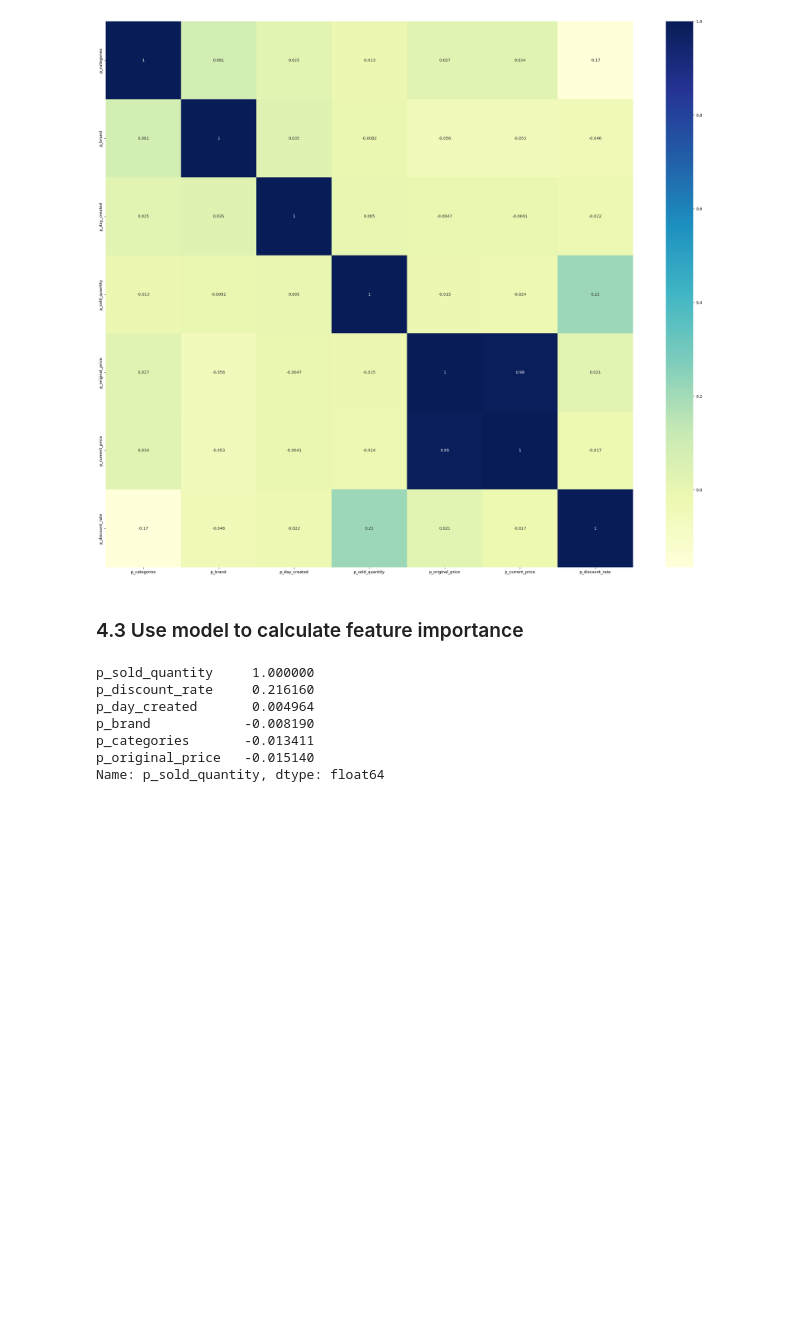
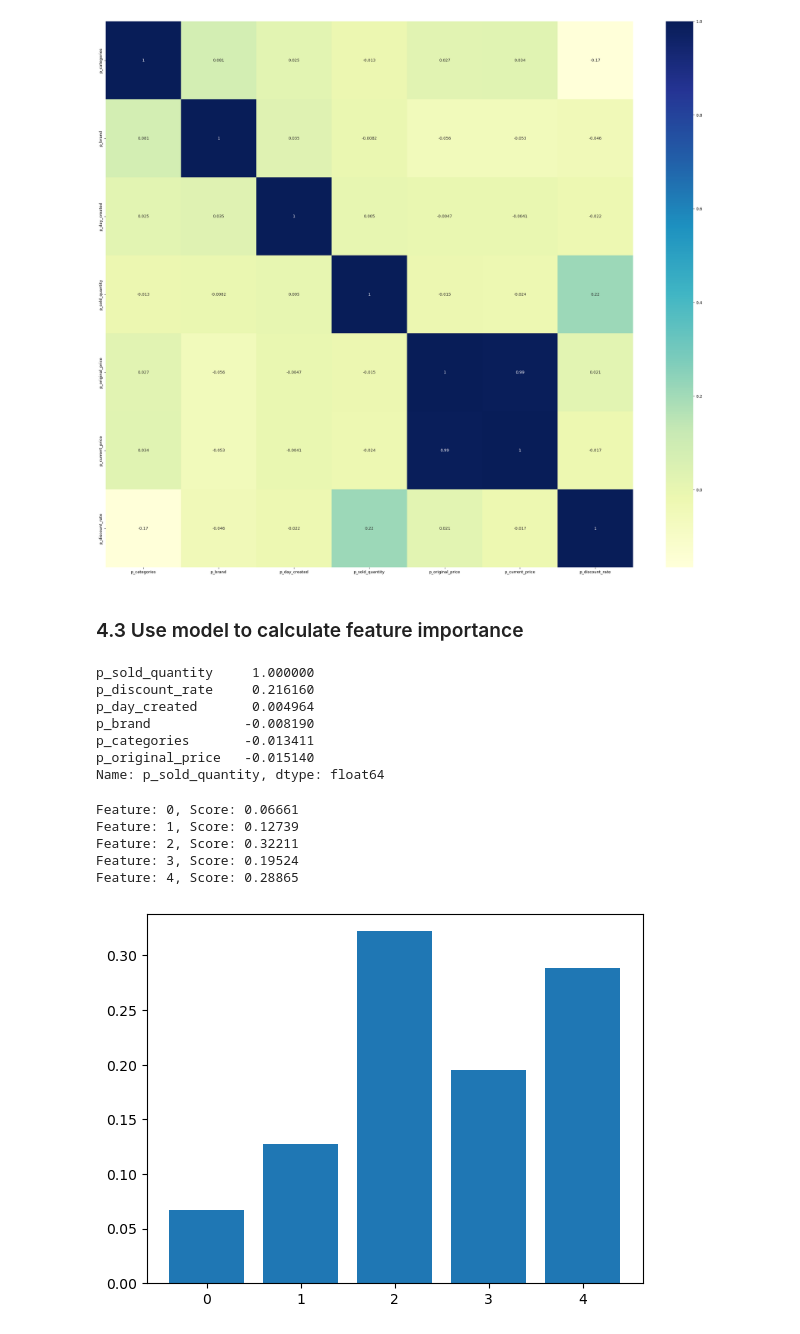
Before and after one commit to TienDat57/IntroductionToDataScience, a Jupyter notebook: src/features/index.ipynb, the cells around one changed output. Saved outputs shown, nothing was run; the diff lists cells and outputs as text; code cells hidden in the pictures; blank space fills up the shorter version.

Commit message:
[IDS-24] | Train and test linear regression

```diff
--- a/src/features/index.ipynb
+++ b/src/features/index.ipynb
@@ -116,3 +109,31 @@ p_brand            -0.008190
 p_categories       -0.013411
 p_original_price   -0.015140
 Name: p_sold_quantity, dtype: float64
+# %%
+X = canomical_data.drop('p_sold_quantity', axis='columns')
+y = testLabels = canomical_data.p_sold_quantity
+
+X_train, X_test, y_train, y_test = train_test_split(X, y, test_size=0.2, random_state=15)
+# %%
+import matplotlib.pyplot as plt
+from sklearn.ensemble import RandomForestRegressor
+model = RandomForestRegressor()
+# fit the model
+model.fit(X_train, y_train)
+# get importance
+importance = model.feature_importances_
+# summarize feature importance
+for i,v in enumerate(importance):
+    print('Feature: %0d, Score: %.5f' % (i,v))
+# plot feature importance
+plt.bar([x for x in range(len(importance))], importance)
+plt.show()
+# model = log_reg(X_train, X_test, y_train, y_test)
+# model
+# %% [output]
+Feature: 0, Score: 0.06661
+Feature: 1, Score: 0.12739
+Feature: 2, Score: 0.32211
+Feature: 3, Score: 0.19524
+Feature: 4, Score: 0.28865
+[figure, added]
```
Also changed, not shown: parts of 7 cells of this notebook, 4 other files.
